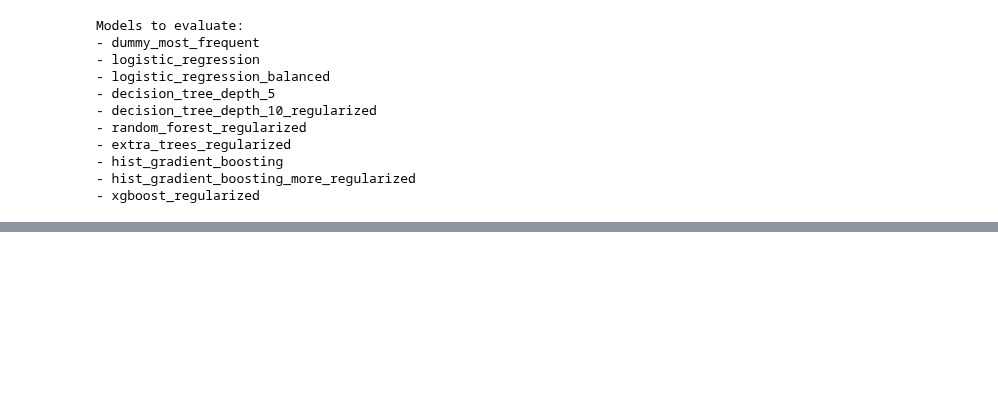
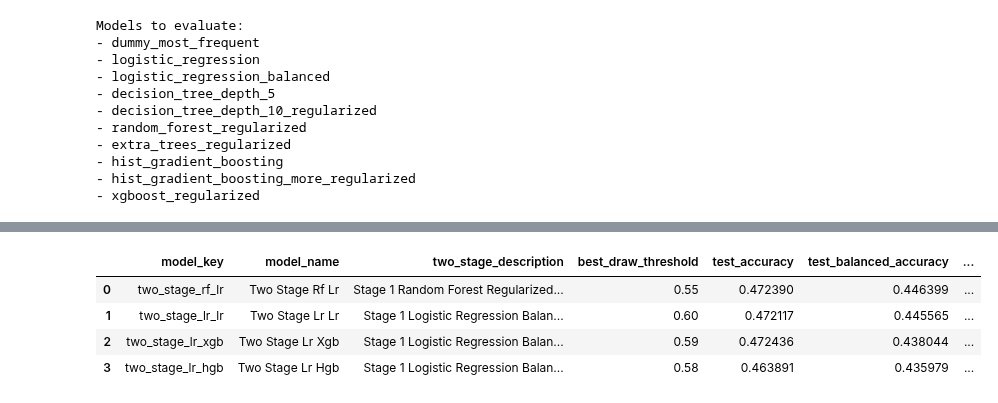
Before and after one commit to Aihan-2005/AiWithPython, a Jupyter notebook: Football_Match_Prediction/main.ipynb, the cells around one changed output, grey strips where cells are left out. Saved outputs shown, nothing was run; the diff lists cells and outputs as text; code cells hidden in the pictures; blank space fills up the shorter version.

```diff
--- a/Football_Match_Prediction/main.ipynb
+++ b/Football_Match_Prediction/main.ipynb
@@ -8910,0 +10554,88 @@ else:
+# %%
+
+
+valid_two_stage_results_df = two_stage_results_df.copy()
+
+if "fit_status" in valid_two_stage_results_df.columns:
+    valid_two_stage_results_df = valid_two_stage_results_df[
+        valid_two_stage_results_df["fit_status"].fillna("success") != "failed"
+    ].copy()
+
+valid_two_stage_results_df = valid_two_stage_results_df.dropna(
+    subset=["test_f1_macro"]
+)
+
+if valid_two_stage_results_df.empty:
+    raise ValueError("No successful two-stage model results were generated.")
+
+two_stage_selection_metric = f"test_{two_stage_config.selection_metric}"
+
+if two_stage_selection_metric not in valid_two_stage_results_df.columns:
+    print(f"{two_stage_selection_metric} not found. Falling back to test_f1_macro.")
+    two_stage_selection_metric = "test_f1_macro"
+
+valid_two_stage_results_df = valid_two_stage_results_df.sort_values(
+    [two_stage_selection_metric, "test_accuracy"],
+    ascending=[False, False]
+).reset_index(drop=True)
+
+best_two_stage_row = valid_two_stage_results_df.iloc[0]
+best_two_stage_key = best_two_stage_row["model_key"]
+best_two_stage_output = two_stage_experiment_outputs[best_two_stage_key]
+
+print("Best two-stage model:")
+print("Model key:", best_two_stage_key)
+print("Best draw threshold:", best_two_stage_output["best_threshold"])
+print(f"Test accuracy: {best_two_stage_row['test_accuracy']:.4f}")
+print(f"Test F1 macro: {best_two_stage_row['test_f1_macro']:.4f}")
+print(f"Test draw F1: {best_two_stage_row['test_draw_f1']:.4f}")
+
+display(valid_two_stage_results_df)
+
+if "results_df" in globals() and not results_df.empty:
+    base_comparison_cols = [
+        "model_key",
+        "model_name",
+        "test_accuracy",
+        "test_balanced_accuracy",
+        "test_f1_macro",
+        "test_f1_weighted",
+        "test_log_loss",
+        "test_roc_auc_ovr_macro"
+    ]
+
+    existing_available_cols = [
+        col for col in base_comparison_cols
+        if col in results_df.columns
+    ]
+
+    previous_results_for_comparison = results_df[existing_available_cols].copy()
+    previous_results_for_comparison["model_family"] = "single_stage_3_class"
+
+    two_stage_results_for_comparison = valid_two_stage_results_df[
+        [col for col in base_comparison_cols if col in valid_two_stage_results_df.columns]
+    ].copy()
+
+    two_stage_results_for_comparison["model_family"] = "two_stage"
+
+    results_df_with_two_stage = pd.concat(
+        [
+            previous_results_for_comparison,
+            two_stage_results_for_comparison
+        ],
+        ignore_index=True,
+        sort=False
+    )
+
+    results_df_with_two_stage = results_df_with_two_stage.sort_values(
+        ["test_f1_macro", "test_accuracy"],
+        ascending=[False, False]
+    ).reset_index(drop=True)
+
+    print("Combined comparison: previous single-stage models + two-stage models")
+    display(results_df_with_two_stage)
+else:
+    results_df_with_two_stage = valid_two_stage_results_df.copy()
+    print("Previous results_df was not found. Showing only two-stage results.")
+    display(results_df_with_two_stage)
+# %% [output]
@@ -8910,0 +10648,5 @@ else:
+|  | model_key | model_name | two_stage_description | best_draw_threshold | test_accuracy | test_balanced_accuracy | ... |
+| 0 | two_stage_rf_lr | Two Stage Rf Lr | Stage 1 Random Forest Regularized... | 0.55 | 0.472390 | 0.446399 | ... |
+| 1 | two_stage_lr_lr | Two Stage Lr Lr | Stage 1 Logistic Regression Balan... | 0.60 | 0.472117 | 0.445565 | ... |
+| 2 | two_stage_lr_xgb | Two Stage Lr Xgb | Stage 1 Logistic Regression Balan... | 0.59 | 0.472436 | 0.438044 | ... |
+| 3 | two_stage_lr_hgb | Two Stage Lr Hgb | Stage 1 Logistic Regression Balan... | 0.58 | 0.463891 | 0.435979 | ... |
```
Also changed, not shown: parts of 54 cells of this notebook, 3 other files.
